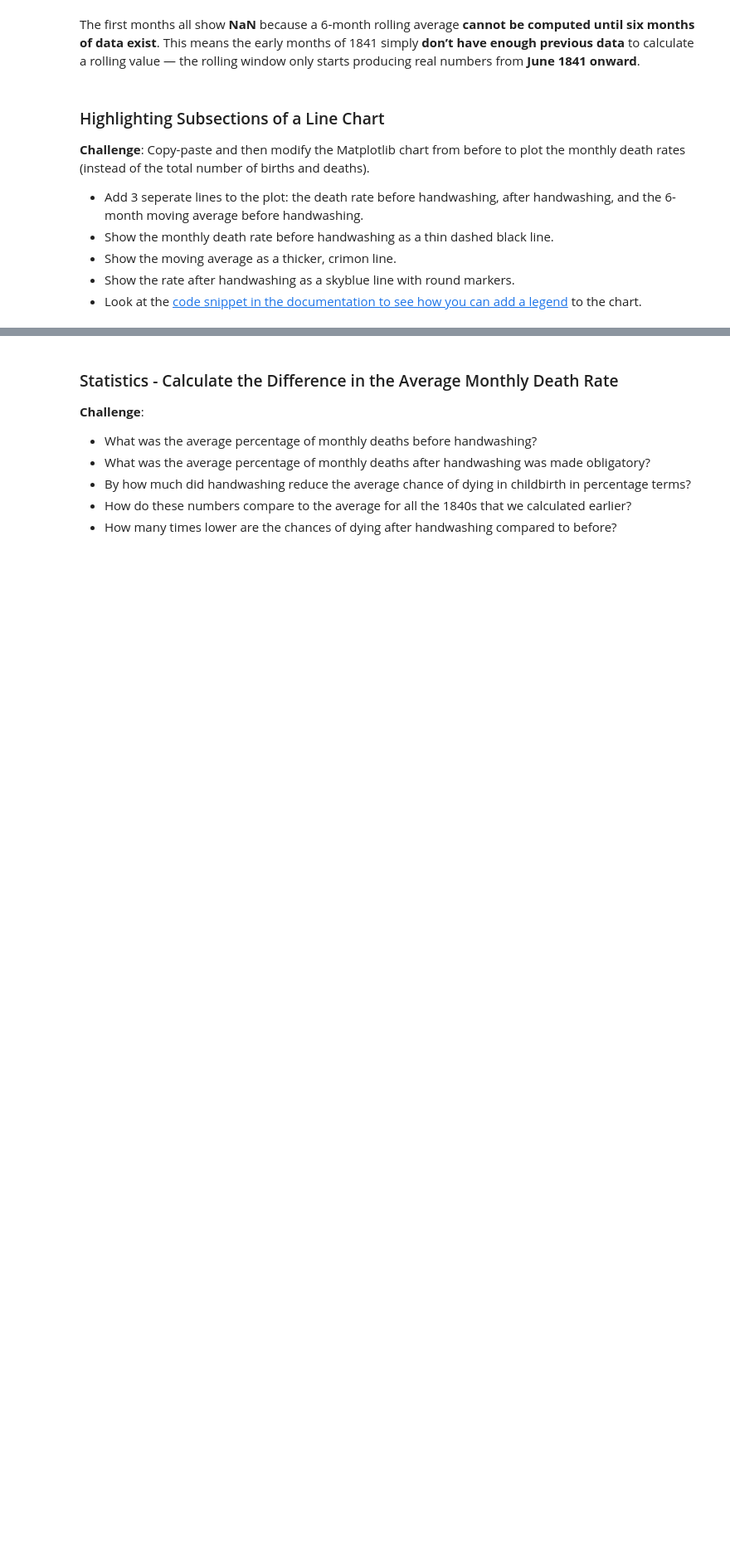
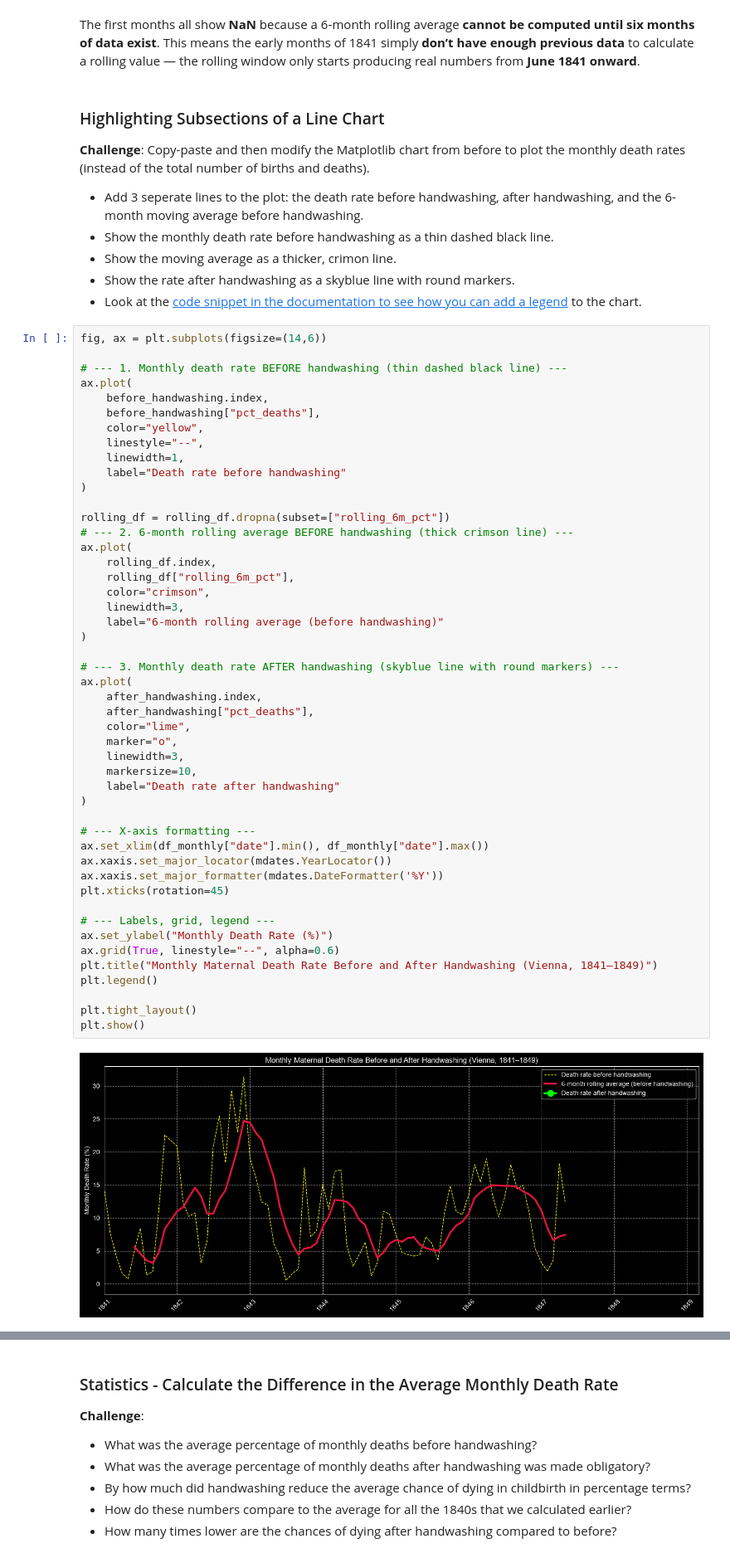
Before and after one commit to heyliceeee/Dr-Semmelweis-Analyse, a Jupyter notebook: Dr_Semmelweis_Handwashing_Discovery.ipynb, the cells around one changed output, grey strips where cells are left out. Shown at 83% size. Drawn from its saved outputs; the diff is of its cells as text; blank space fills up the shorter version.

```diff
--- a/Dr_Semmelweis_Handwashing_Discovery.ipynb
+++ b/Dr_Semmelweis_Handwashing_Discovery.ipynb
@@ -411,3 +411,53 @@ This means the early months of 1841 simply **don’t have enough previous data**
 * Show the moving average as a thicker, crimon line.
 * Show the rate after handwashing as a skyblue line with round markers.
 * Look at the [code snippet in the documentation to see how you can add a legend](https://matplotlib.org/3.1.1/api/_as_gen/matplotlib.pyplot.legend.html) to the chart.
+# %%
+fig, ax = plt.subplots(figsize=(14,6))
+
+# --- 1. Monthly death rate BEFORE handwashing (thin dashed black line) ---
+ax.plot(
+    before_handwashing.index,
+    before_handwashing["pct_deaths"],
+    color="yellow",
+    linestyle="--",
+    linewidth=1,
+    label="Death rate before handwashing"
+)
+
+rolling_df = rolling_df.dropna(subset=["rolling_6m_pct"])
+# --- 2. 6‑month rolling average BEFORE handwashing (thick crimson line) ---
+ax.plot(
+    rolling_df.index,
+    rolling_df["rolling_6m_pct"],
+    color="crimson",
+    linewidth=3,
+    label="6-month rolling average (before handwashing)"
+)
+
+# --- 3. Monthly death rate AFTER handwashing (skyblue line with round markers) ---
+ax.plot(
+    after_handwashing.index,
+    after_handwashing["pct_deaths"],
+    color="lime",
+    marker="o",
+    linewidth=3,
+    markersize=10,
+    label="Death rate after handwashing"
+)
+
+# --- X-axis formatting ---
+ax.set_xlim(df_monthly["date"].min(), df_monthly["date"].max())
+ax.xaxis.set_major_locator(mdates.YearLocator())
+ax.xaxis.set_major_formatter(mdates.DateFormatter('%Y'))
+plt.xticks(rotation=45)
+
+# --- Labels, grid, legend ---
+ax.set_ylabel("Monthly Death Rate (%)")
+ax.grid(True, linestyle="--", alpha=0.6)
+plt.title("Monthly Maternal Death Rate Before and After Handwashing (Vienna, 1841–1849)")
+plt.legend()
+
+plt.tight_layout()
+plt.show()
+# %% [output]
+[figure, added]
```
Also changed, not shown: parts of 18 cells of this notebook.
